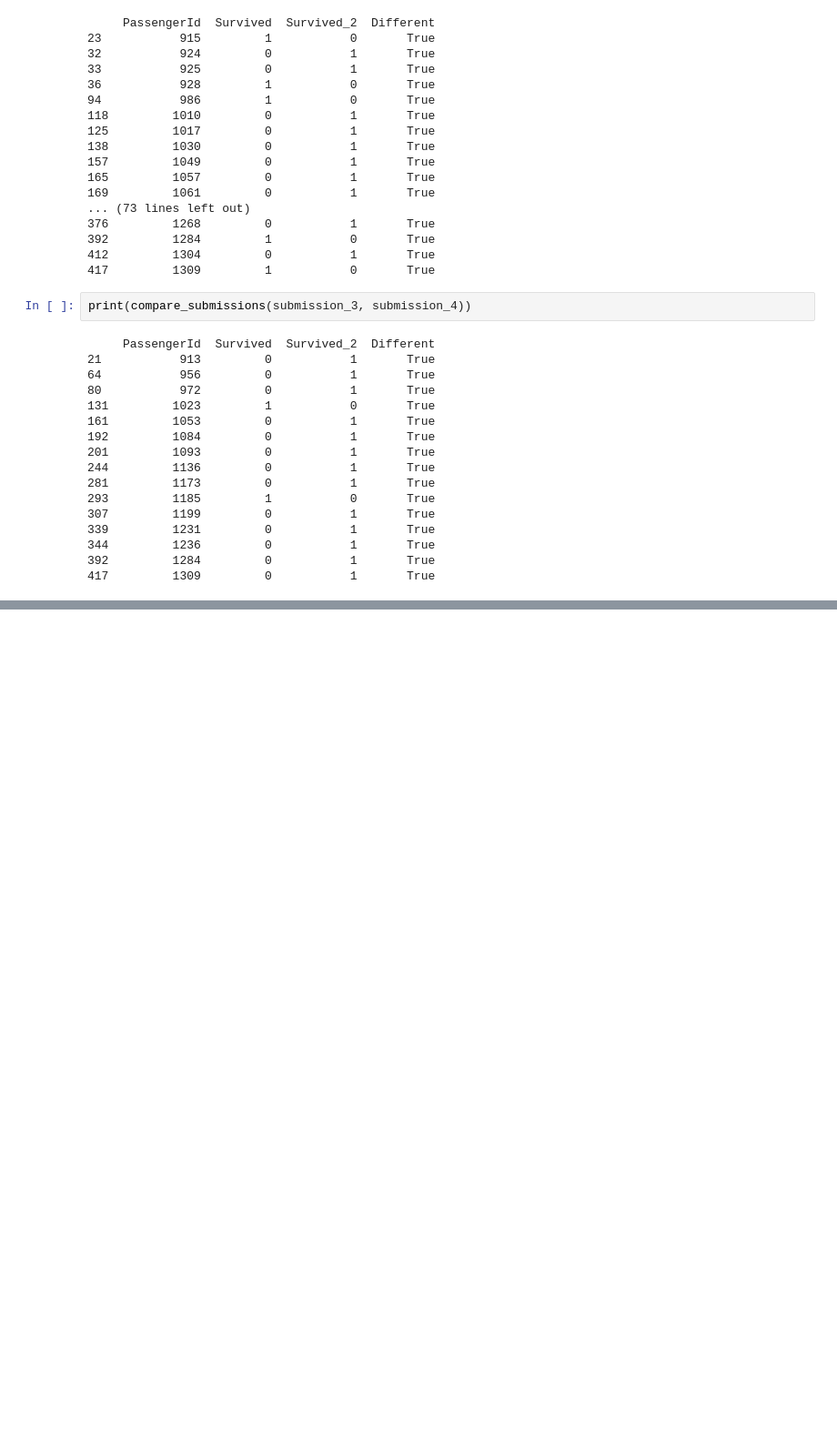
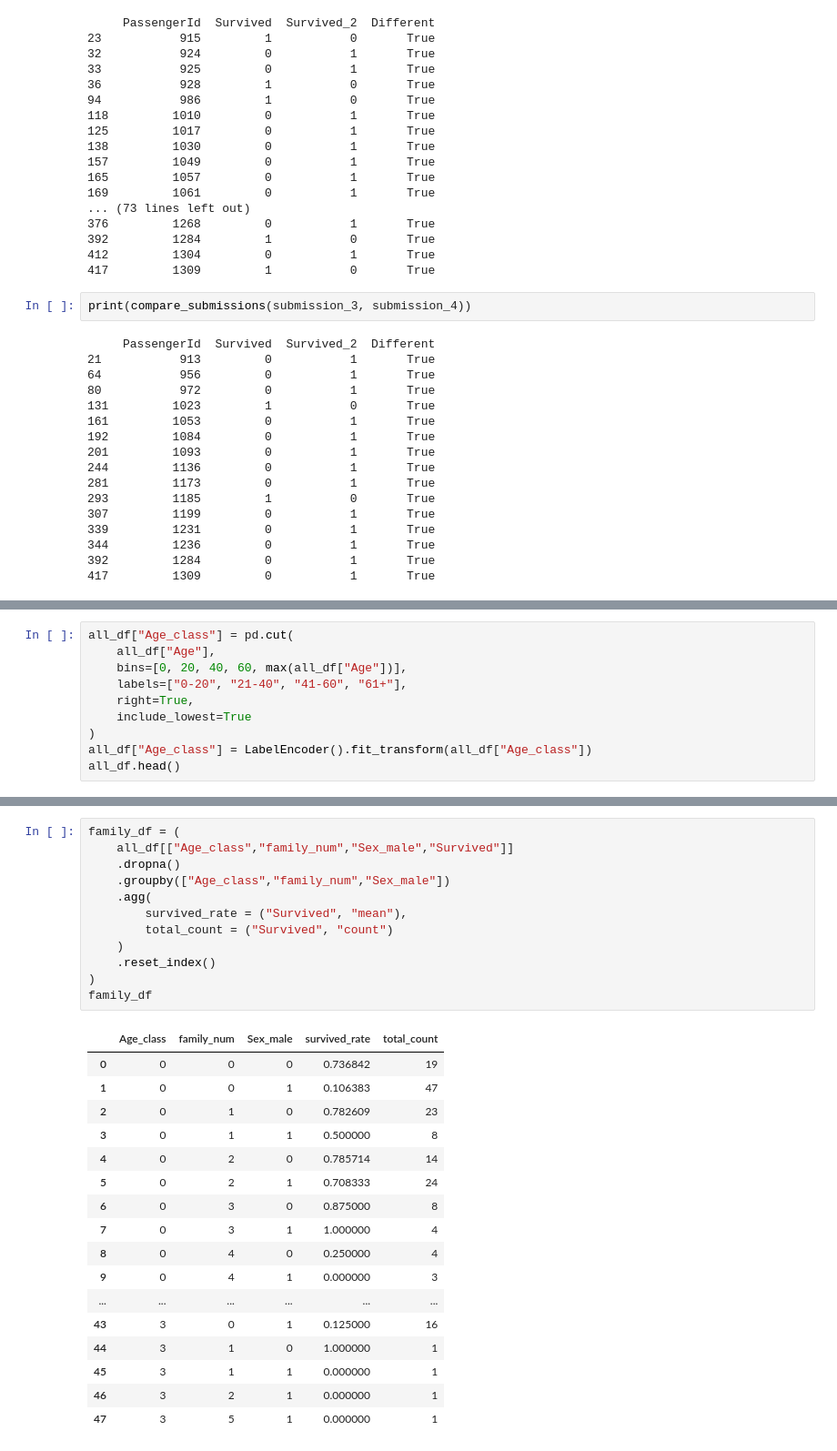
Before and after one commit to KoshiSaito/titanic-survived-prediction, a Jupyter notebook: visualize.ipynb, the cells around one changed output, grey strips where cells are left out. Shown at 91% size. Drawn from its saved outputs; the diff is of its cells as text; blank space fills up the shorter version.

```diff
--- a/visualize.ipynb
+++ b/visualize.ipynb
@@ -1769,0 +1777,10 @@ print(compare_submissions(submission_3, submission_4))
+# %%
+all_df["Age_class"] = pd.cut(
+    all_df["Age"],
+    bins=[0, 20, 40, 60, max(all_df["Age"])],
+    labels=["0-20", "21-40", "41-60", "61+"],
+    right=True,
+    include_lowest=True
+)
+all_df["Age_class"] = LabelEncoder().fit_transform(all_df["Age_class"])
+all_df.head()
@@ -1769,0 +1815,30 @@ print(compare_submissions(submission_3, submission_4))
+# %%
+family_df = (
+    all_df[["Age_class","family_num","Sex_male","Survived"]]
+    .dropna()
+    .groupby(["Age_class","family_num","Sex_male"])
+    .agg(
+        survived_rate = ("Survived", "mean"),
+        total_count = ("Survived", "count")
+    )
+    .reset_index()
+)
+family_df
+# %% [output]
+|  | Age_class | family_num | Sex_male | survived_rate | total_count |
+| 0 | 0 | 0 | 0 | 0.736842 | 19 |
+| 1 | 0 | 0 | 1 | 0.106383 | 47 |
+| 2 | 0 | 1 | 0 | 0.782609 | 23 |
+| 3 | 0 | 1 | 1 | 0.500000 | 8 |
+| 4 | 0 | 2 | 0 | 0.785714 | 14 |
+| 5 | 0 | 2 | 1 | 0.708333 | 24 |
+| 6 | 0 | 3 | 0 | 0.875000 | 8 |
+| 7 | 0 | 3 | 1 | 1.000000 | 4 |
+| 8 | 0 | 4 | 0 | 0.250000 | 4 |
+| 9 | 0 | 4 | 1 | 0.000000 | 3 |
+| ... | ... | ... | ... | ... | ... |
+| 43 | 3 | 0 | 1 | 0.125000 | 16 |
+| 44 | 3 | 1 | 0 | 1.000000 | 1 |
+| 45 | 3 | 1 | 1 | 0.000000 | 1 |
+| 46 | 3 | 2 | 1 | 0.000000 | 1 |
+| 47 | 3 | 5 | 1 | 0.000000 | 1 |
```
Also changed, not shown: parts of 5 cells of this notebook.
